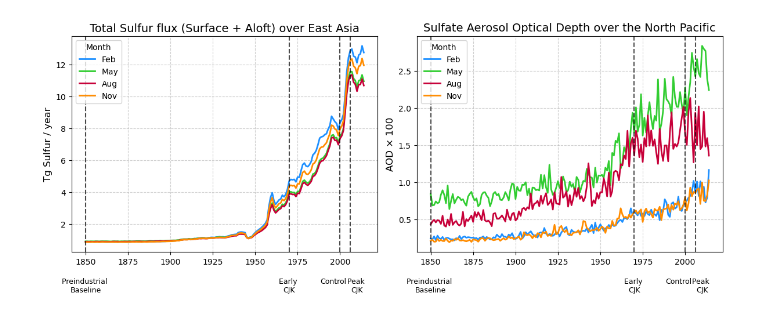
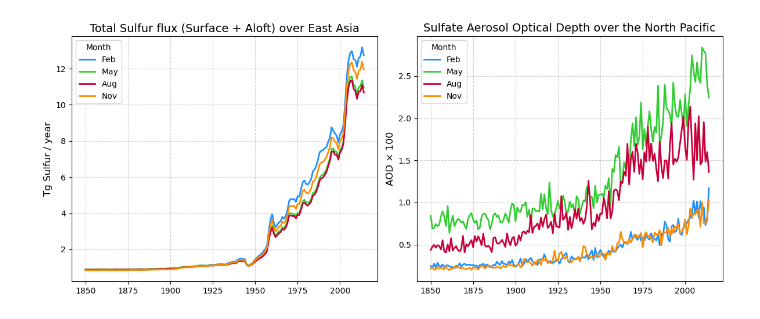
Before and after one commit to jazweifel/Sulfate_Analysis, a Jupyter notebook: CESM2.1_LE_historical_evolution_SO2_and_AODSO4.ipynb, the cells around one changed output. Drawn from its saved outputs; the diff is of its cells as text; code cells hidden in the pictures.

```diff
--- a/CESM2.1_LE_historical_evolution_SO2_and_AODSO4.ipynb
+++ b/CESM2.1_LE_historical_evolution_SO2_and_AODSO4.ipynb
@@ -55,44 +55,44 @@ seconds_per_year = 60 * 60 * 24 * 365
 Kg_to_Tg = 1e-9
 S_SO4_ratio = 32.065/115.107
 
 multiplier = seconds_per_year * Kg_to_Tg * S_SO4_ratio
 
 fig, axs = plt.subplots(1, 2, figsize=(12, 5), sharex=True)
 
 # Plot sulfur fluxes (Tg SO4/year)
 for i, label in zip(months_total_SO2_from_surface_and_column_, labels):
     axs[0].plot(i.time.dt.year, i*multiplier, label=label, color=label_to_color[label], linewidth=2)
 axs[0].set_ylabel('Tg Sulfur / year', fontsize=12)
 axs[0].set_title('Total Sulfur flux (Surface + Aloft) over East Asia', fontsize=14)
 axs[0].grid(linestyle='--', alpha=0.6)
 axs[0].legend(title='Month', fontsize=10, loc="upper left")
 
 # Plot sulfate AOD
 for j, label in zip(months_AODSO4dn, labels):
     axs[1].plot(j.time.dt.year, j * 100, label=label, color=label_to_color[label], linewidth=2)
 
 axs[1].set_ylabel("AOD × 100", fontsize=12)
 axs[1].set_title("Sulfate Aerosol Optical Depth over the North Pacific", fontsize=14)
 axs[1].grid(linestyle='--', alpha=0.6)
 axs[1].legend(title='Month', fontsize=10, loc="upper left")
 
 
-years = [1850, 1970, 2000, 2006]
-labels = ["Preindustrial \nBaseline", "Early \nCJK", "Control", "Peak \nCJK"]
-line_color = 'black'
-line_style = '--'
-line_alpha = 0.7
-offsets = [0, 0, -4, 4]  # Customize horizontal nudge for each label
-for ax in axs:
-    for year, label, offset in zip(years, labels, offsets):
-        # Draw vertical line
-        ax.axvline(x=year, color=line_color, linestyle=line_style, alpha=line_alpha, zorder=2)
+# years = [1850, 1970, 2000, 2006]
+# labels = ["Preindustrial \nBaseline", "Early \nCJK", "Control", "Peak \nCJK"]
+# line_color = 'black'
+# line_style = '--'
+# line_alpha = 0.7
+# offsets = [0, 0, -4, 4]  # Customize horizontal nudge for each label
+# for ax in axs:
+#     for year, label, offset in zip(years, labels, offsets):
+#         # Draw vertical line
+#         ax.axvline(x=year, color=line_color, linestyle=line_style, alpha=line_alpha, zorder=2)
 
-        # Label below x-axis with horizontal shift
-        ax.text(year + offset, -0.12, label, transform=ax.get_xaxis_transform(), ha='center', va='top',
-                fontsize=9, color=line_color, rotation=0)
+#         # Label below x-axis with horizontal shift
+#         ax.text(year + offset, -0.12, label, transform=ax.get_xaxis_transform(), ha='center', va='top',
+#                 fontsize=9, color=line_color, rotation=0)
 
 plt.tight_layout()
 plt.show()
 # %% [output]
-[figure, old version]
+[figure, new version]
```
